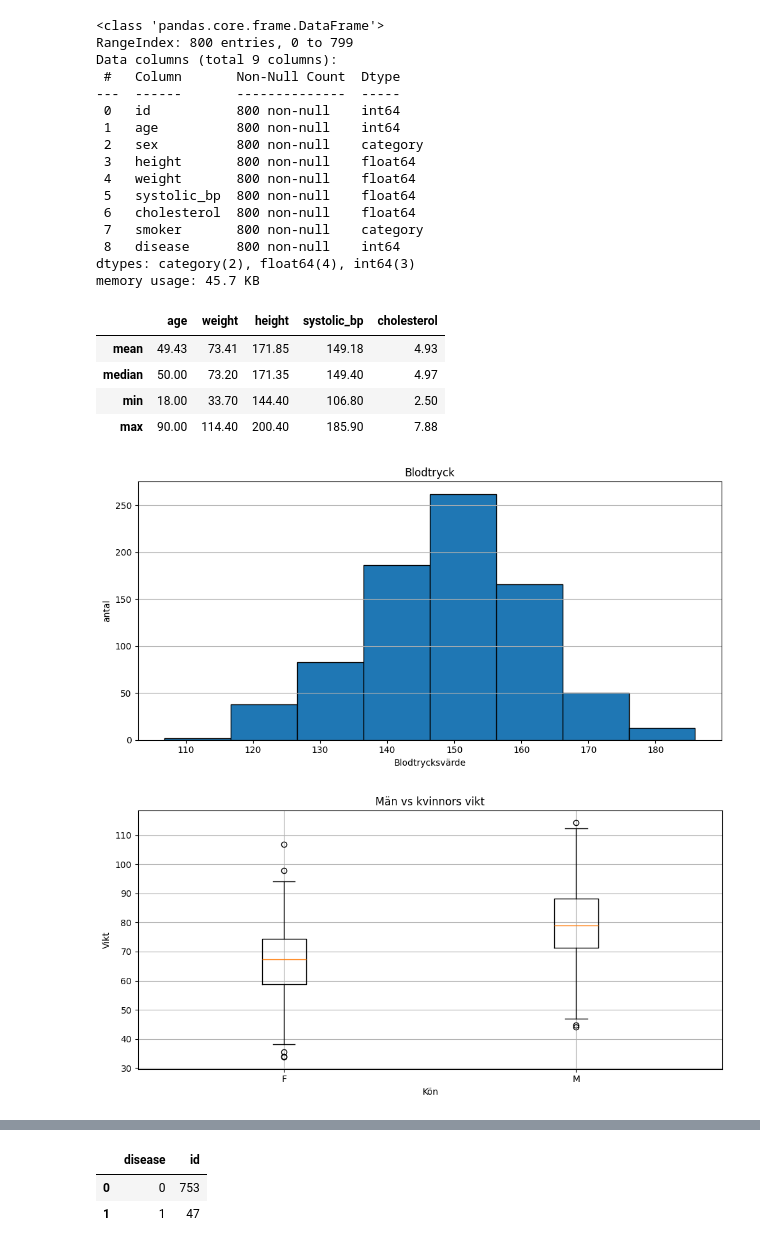
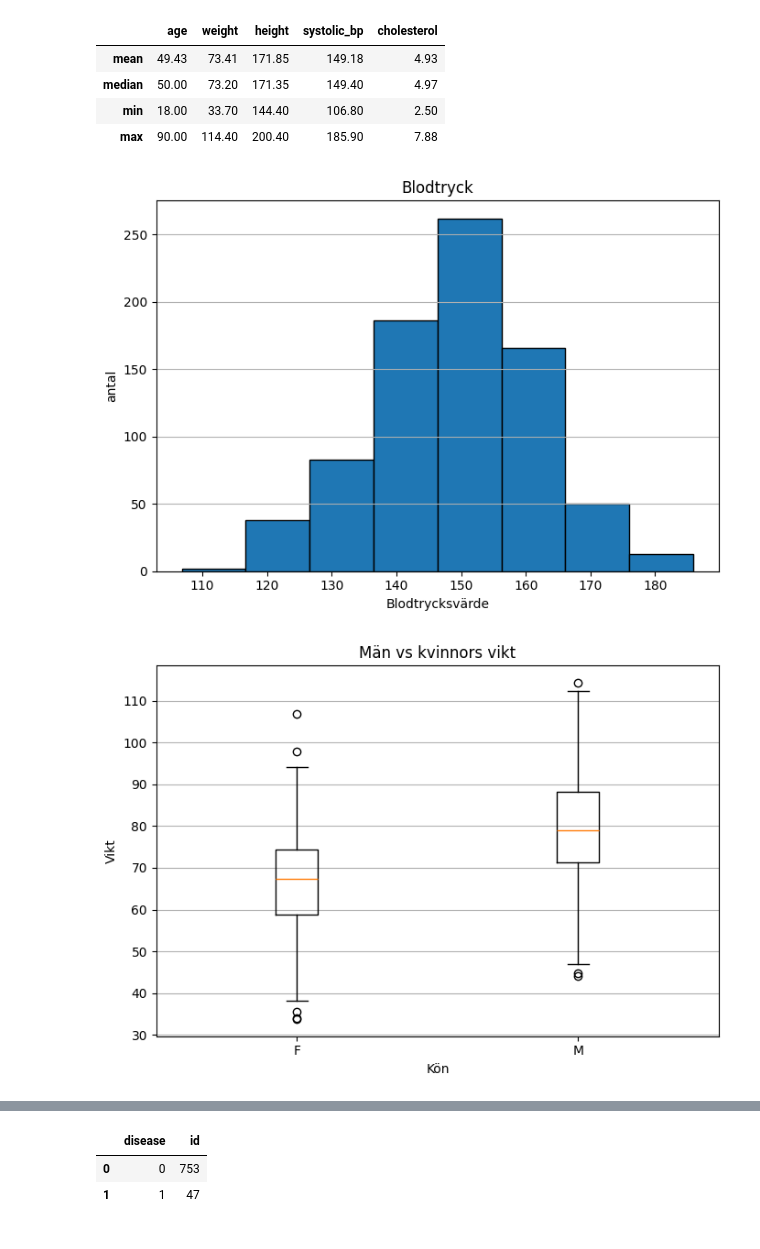
Before and after one commit to elinwahlgren/Halsostudie, a Jupyter notebook: report.ipynb, the cells around one changed output, grey strips where cells are left out. Saved outputs shown, nothing was run; the diff lists cells and outputs as text; code cells hidden in the pictures.

```diff
--- a/report.ipynb
+++ b/report.ipynb
@@ -6,5 +29,9 @@ from scipy import stats
 
 import src.metrics as M
 import src.viz as V
+# %%
+plt.rcParams["figure.figsize"] = (7,5)
+plt.rcParams["axes.grid"] = True
+plt.rcParams["axes.grid.axis"] = "y"
 # %%
 df_start = pd.read_csv("data/health_study_dataset.csv")
@@ -53,23 +44,5 @@ np.int64(0)
 df = df_start.copy()
 df["sex"] = df["sex"].astype("category")
 df["smoker"] = df["smoker"].astype("category")
-
-df.info()
+# df.info()
-# %% [output]
-<class 'pandas.core.frame.DataFrame'>
-RangeIndex: 800 entries, 0 to 799
-Data columns (total 9 columns):
- #   Column       Non-Null Count  Dtype
----  ------       --------------  -----
- 0   id           800 non-null    int64
- 1   age          800 non-null    int64
- 2   sex          800 non-null    category
- 3   height       800 non-null    float64
- 4   weight       800 non-null    float64
- 5   systolic_bp  800 non-null    float64
- 6   cholesterol  800 non-null    float64
- 7   smoker       800 non-null    category
- 8   disease      800 non-null    int64
-dtypes: category(2), float64(4), int64(3)
-memory usage: 45.7 KB
 # %%
@@ -83,17 +57,17 @@ df[["age", "weight", "height", "systolic_bp", "cholesterol"]].agg(
 | min | 18.00 | 33.70 | 144.40 | 106.80 | 2.50 |
 | max | 90.00 | 114.40 | 200.40 | 185.90 | 7.88 |
 # %%
-fig, ax = (plt.subplots(figsize = (10,5)))
+fig, ax = (plt.subplots())
 V.histogram(ax, df["systolic_bp"], title = "Blodtryck", xlabel = "Blodtrycksvärde" )
 plt.show()
 # %% [output]
-[figure, old version]
+[figure, new version]
 # %%
-fig, ax = (plt.subplots(figsize = (10,5)))
+fig, ax = (plt.subplots())
 V.boxplot(ax, [df.loc[df.sex == "F", "weight"], df.loc[df.sex == "M", "weight"]], ["F", "M"], "Män vs kvinnors vikt", "Kön", "Vikt")
 plt.show()
 # %% [output]
-[figure, old version]
+[figure, new version]
 # %%
 smoker = (df.groupby("smoker", observed= True)["id"]
           .count()
```
Also changed, not shown: parts of 4 cells of this notebook, 1 other file.
